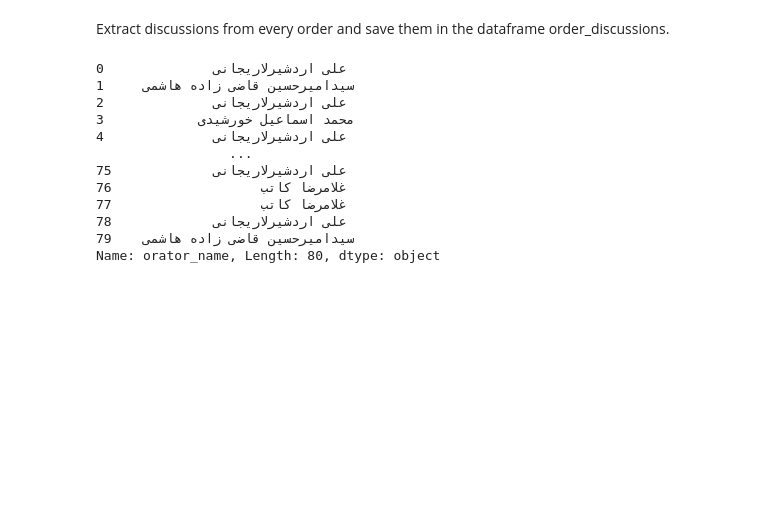
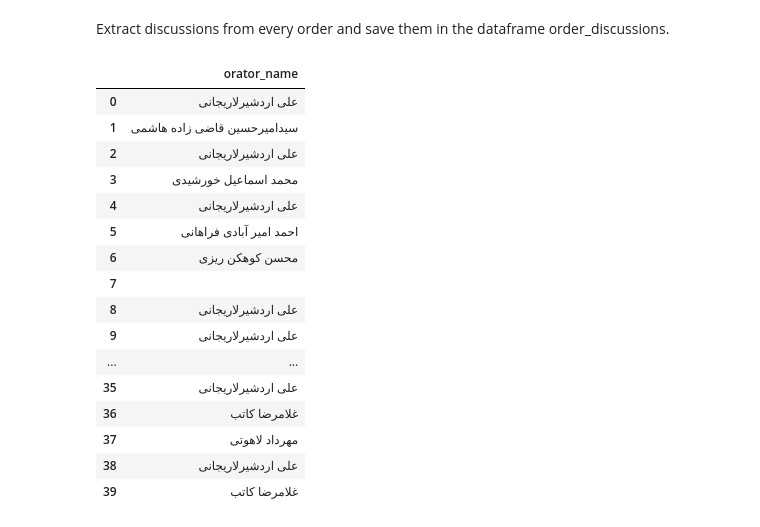
Before and after one commit to mortezagk/publicwhip, a Jupyter notebook: data_transformation/transforming_json_files_to_dataframes.ipynb, the cells around one changed output. Cells and saved outputs as stored; diff of their text form; code cells hidden in the pictures; blank space fills up the shorter version.

```diff
--- a/data_transformation/transforming_json_files_to_dataframes.ipynb
+++ b/data_transformation/transforming_json_files_to_dataframes.ipynb
@@ -139,43 +141,49 @@ Extract discussions from every order and save them in the dataframe order_discus
 # %%
 order_discussions_fields = {
     "session": [],
     "order_id": [],
     "discussion_id": [],
     "orator_name": [],
     "discussion_type": [],
     "discussion_content": []}
 
 order_discussions_df = pd.DataFrame(data=order_discussions_fields)
 
 for json_file in json_files:
     # Opening JSON file
     json_file = open(path_to_json + json_file,'r')
 
     # returns JSON object as a dictionary
     dict_data = json.load(json_file)
 
     for order in dict_data["mashrooh"]:
         for discussion_indx, discussion in enumerate(dict_data["mashrooh"][order]["discussions"]):
             order_discussions_df.loc[order_discussions_df.shape[0]] = [
                 dict_data["sessionInfo"]["session"],
                 order[5:],
                 discussion_indx,
                 discussion[0],
-                discussion[0],
+                discussion[1],
                 discussion[2]]
 
-print(order_discussions_df["orator_name"].head(80))
-# order_discussions_df.to_csv("export_dataframes/order_discussions.csv")
+order_discussions_df.to_csv("export_dataframes/order_discussions.csv")
+
+order_discussions_df[["orator_name"]].head(40)
 # %% [output]
-0              علی اردشیرلاریجانی
-1     سیدامیرحسین قاضی زاده هاشمی
-2              علی اردشیرلاریجانی
-3            محمد اسماعیل خورشیدی
-4              علی اردشیرلاریجانی
-                 ...
-75             علی اردشیرلاریجانی
-76                   غلامرضا کاتب
-77                   غلامرضا کاتب
-78             علی اردشیرلاریجانی
-79    سیدامیرحسین قاضی زاده هاشمی
-Name: orator_name, Length: 80, dtype: object
+|  | orator_name |
+| 0 | علی اردشیرلاریجانی |
+| 1 | سیدامیرحسین قاضی زاده هاشمی |
+| 2 | علی اردشیرلاریجانی |
+| 3 | محمد اسماعیل خورشیدی |
+| 4 | علی اردشیرلاریجانی |
+| 5 | احمد امیر آبادی فراهانی |
+| 6 | محسن کوهکن ریزی |
+| 7 |  |
+| 8 | علی اردشیرلاریجانی |
+| 9 | علی اردشیرلاریجانی |
+| ... | ... |
+| 35 | علی اردشیرلاریجانی |
+| 36 | غلامرضا کاتب |
+| 37 | مهرداد لاهوتی |
+| 38 | علی اردشیرلاریجانی |
+| 39 | غلامرضا کاتب |
```
Also changed, not shown: parts of 3 cells of this notebook, 1 other file.
